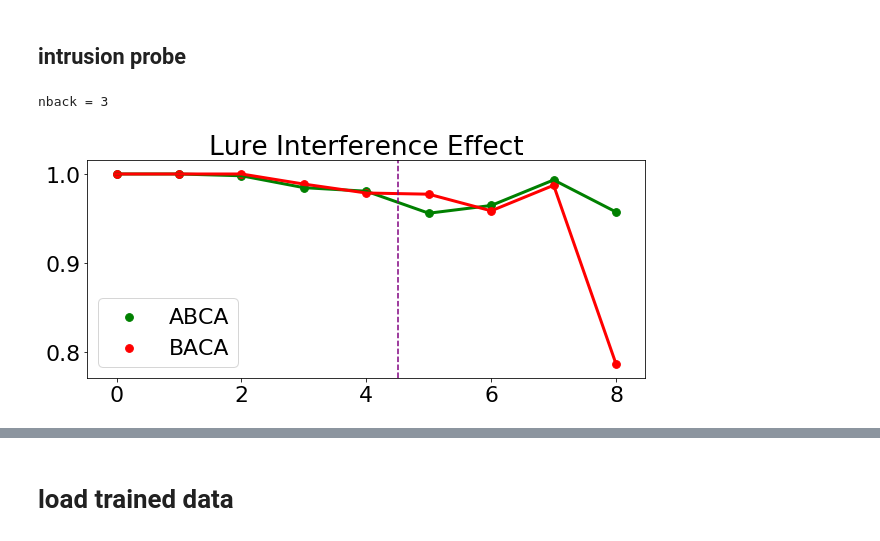
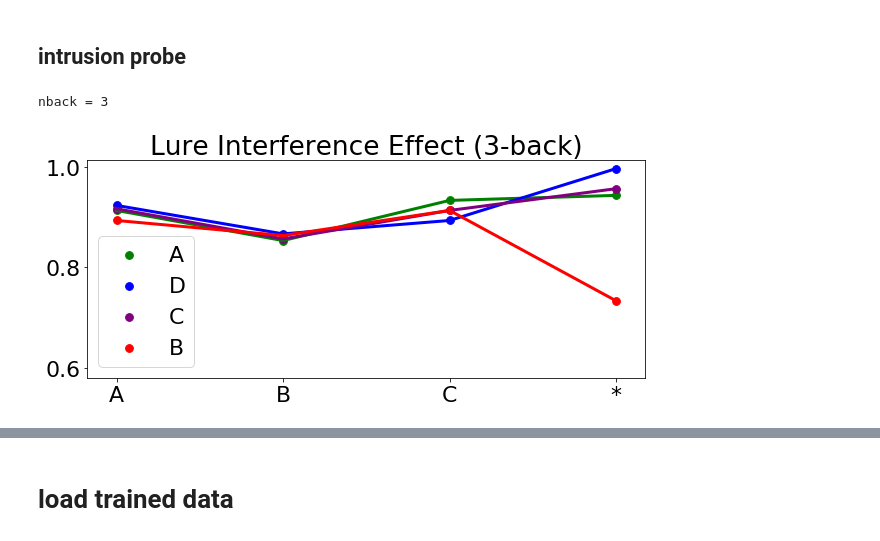
Before and after one commit to andrebeu/nback, a Jupyter notebook: nback pureEM.ipynb, the cells around one changed output, grey strips where cells are left out. Cells and saved outputs as stored; diff of their text form; code cells hidden in the pictures.

```diff
--- a/nback pureEM.ipynb
+++ b/nback pureEM.ipynb
@@ -135,0 +239,10 @@ for idx,ntokens in enumerate([3,20]):
+# %%
+nback = 2
+mthresh = .95
+netL = load_group(nback=nback,ntokens=10,seed='*')
+ntokens_evL = [3,10]
+data_arr = -np.ones((len(ntokens_evL),len(netL),seqlen))
+for idx,ntokens_ev in enumerate(ntokens_evL):
+  task = NbackTask_PureEM(nback=nback,ntokens=ntokens_ev,cdrift=.3,cdim=5,sedim=10)
+  eval_acc = eval_netL(netL,task,mthresh)
+  data_arr[idx] = eval_acc
@@ -255,0 +277,5 @@ score_lure = run_model(net,task,neps,gen_data_fn=gen_data_fixtail(seqtail_lure))
+# %%
+nback = 3
+ntokens = 10
+net = load_net(nback,ntokens,seed=4)
+task = NbackTask_PureEM(nback=nback,ntokens=ntokens,cdrift=.5,cdim=5,sedim=10)
@@ -256,19 +320,32 @@ score_lure = run_model(net,task,neps,gen_data_fn=gen_data_fixtail(seqtail_lure))
+# %%
+neps = 300
+headlen = 3
+gen_data_fixtail = lambda seqtail: lambda: task.seq2data(gen_seq(seqtail,head_len=headlen))
+
+print('nback =',nback)
+
+cL = ['g','b','purple','r']
+
+seqL = [[0,1,2,0],[0,1,2,3],[0,1,2,2],[1,0,2,0]]
+
+# data
+scoreL = [run_model(net,neps,gen_data_fn=gen_data_fixtail(seq)) for seq in seqL]
+# %% [output]
+nback = 3
 # %%
-print('nback =',nback)
 plt.figure(figsize=(10,4))
-cL = ['g','r']
-labL = ['ABCA',"BACA"]
 ax = plt.gca()
-for idx,score in enumerate([score_ctrl,score_lure]):
-  acc = score.mean(0)
-#   S = score.std(0)/np.sqrt(1500)
-#   ax.fill_between(range(len(acc)),acc+S,acc-S,alpha=.3,color=cL[idx])
+labL = ['A',"D","C","B"]
+for idx,score in enumerate(scoreL):
+  acc = score.mean(0)[headlen:]
   ax.plot(acc,c=cL[idx],lw=3)
   ax.scatter(range(len(acc)),acc,c=cL[idx],label=labL[idx],s=60)
-ax.axvline(headlen-.5,c='purple',ls='--')
+
 plt.legend()
-ax.set_title('Lure Interference Effect')
+ax.set_xticks(np.arange(4))
+ax.set_xticklabels(['A','B','C','*'])
+ax.set_title('Lure Interference Effect (3-back)')
+ax.set_ylim(0.58)
 plt.savefig('figures/lurePIeffect')
 # %% [output]
-nback = 3
-[figure, old version]
+[figure, new version]
```
Also changed, not shown: parts of 45 cells of this notebook, 18 other files.
